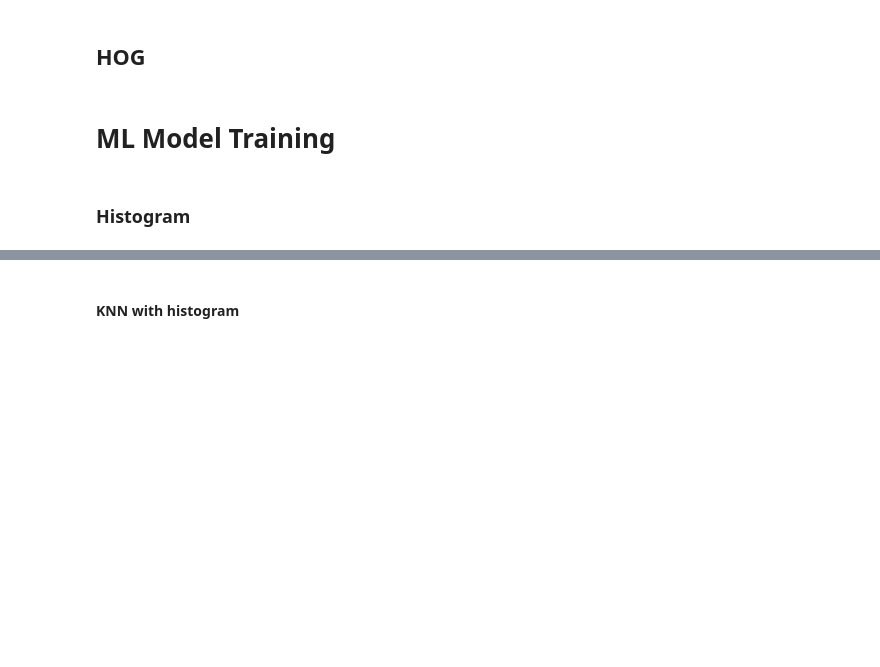
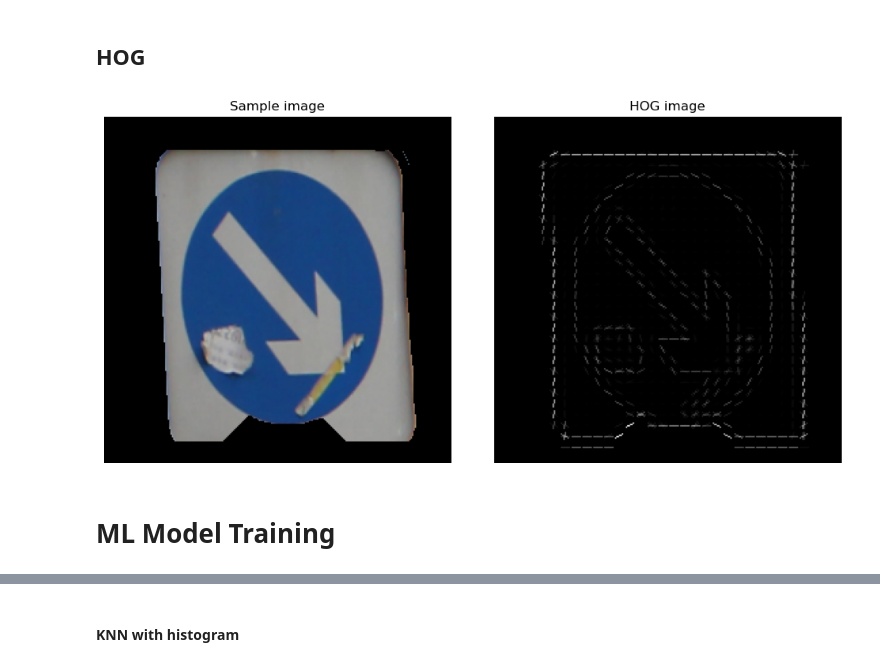
Before and after one commit to TuNguyen312/Traffic-sign-classification, a Jupyter notebook: traffic-sign.ipynb, the cells around one changed output, grey strips where cells are left out. Cells and saved outputs as stored; diff of their text form; code cells hidden in the pictures; blank space fills up the shorter version.

```diff
--- a/traffic-sign.ipynb
+++ b/traffic-sign.ipynb
@@ -215,11 +210,24 @@ def compute_hog_train(file_name):
 # %%
-hog_feature = []
-for file_name in (img_ls):
-  hog,hog_image = compute_hog_train(file_name)
-  hog_feature.append(hog)
-  plt.imshow(hog_image,cmap ='gray')
-  plt.show()
+for i, img in enumerate(img_ls):
+  hog_feature = computeHOG(img_ls[0])
+  hog_features_ls[i] = hog_feature
+# %%
+rand_index = random.randrange(0, len(img_ls), 1)
+gray_img = cv2.cvtColor(img_ls[rand_index], cv2.COLOR_RGB2GRAY)
+hog_feature, hog_image = hog(gray_img, orientations=9,
+                                pixels_per_cell=(8, 8), cells_per_block=(2, 2),
+                                block_norm='L2-Hys', visualize=True, transform_sqrt=True)
+fig, (ax1, ax2) = plt.subplots(1, 2)
+fig.set_figwidth(10)
+ax1.imshow(img_ls[rand_index])
+ax1.axis("off")
+ax1.title.set_text("Sample image")
+ax2.imshow(hog_image, cmap='gray')
+ax2.axis("off")
+ax2.title.set_text("HOG image")
+fig.tight_layout()
+fig.savefig("./figs/HOG")
+# %% [output]
+[figure, added]
 # %% [markdown]
 # ML Model Training #
-# %% [markdown]
-### Histogram
```
Also changed, not shown: parts of 47 cells of this notebook, 5 other files.
